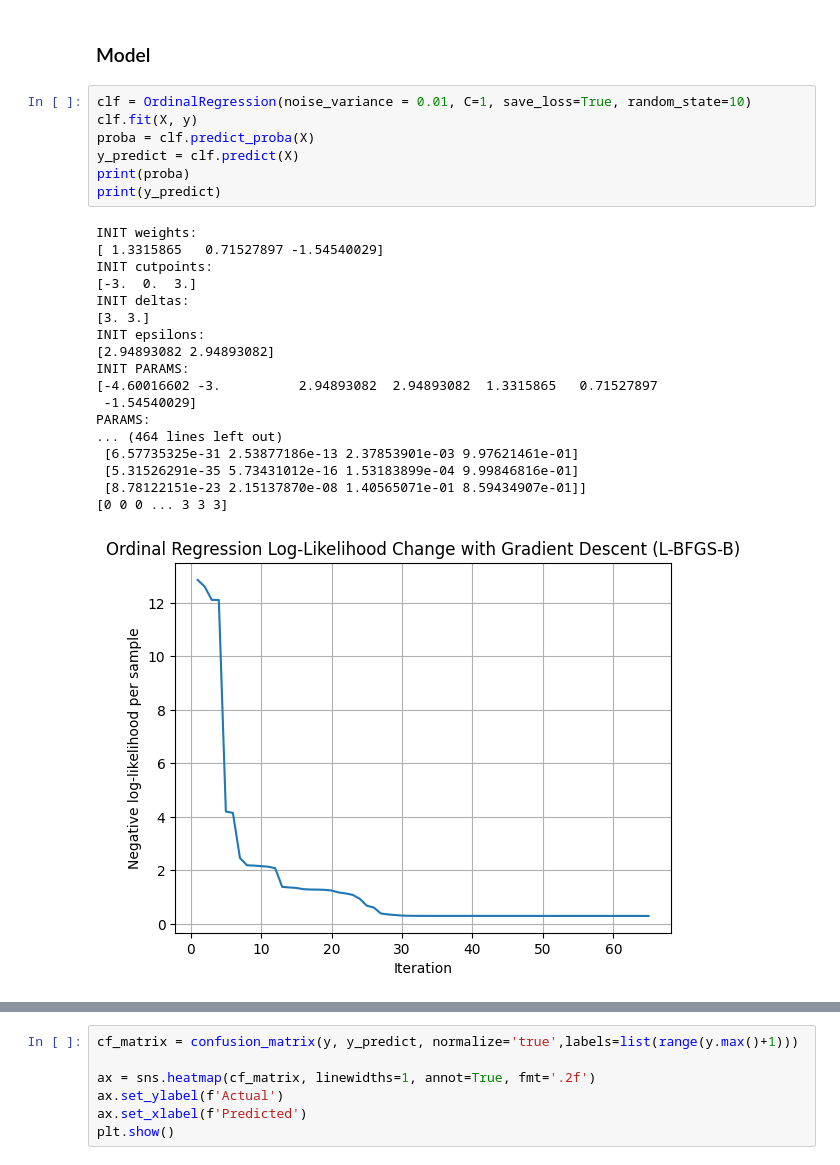
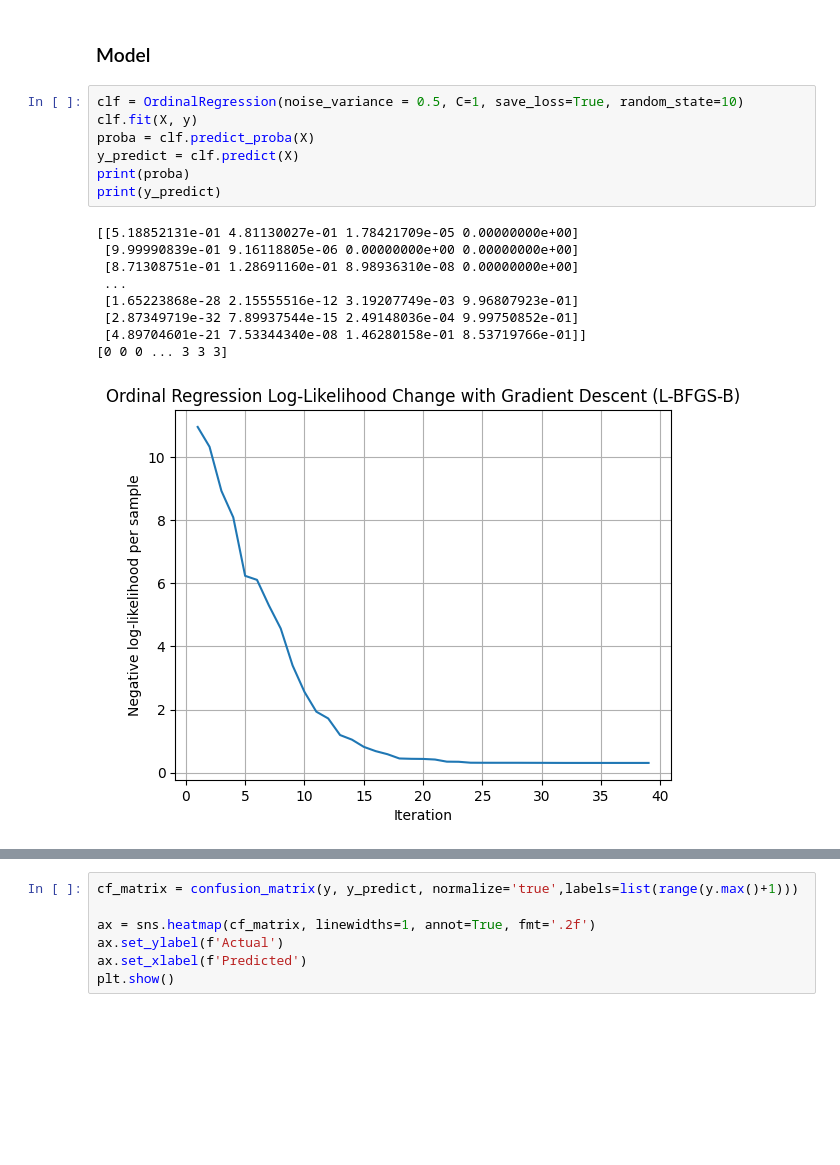
Before and after one commit to tufts-ml/pchmm-missing-data-limited-labels, a Jupyter notebook: examples/ordinal_regression.ipynb, the cells around one changed output, grey strips where cells are left out. Saved outputs shown, nothing was run; the diff lists cells and outputs as text; blank space fills up the shorter version.

```diff
--- a/examples/ordinal_regression.ipynb
+++ b/examples/ordinal_regression.ipynb
@@ -442,31 +253,22 @@ y: (2000,)
 # %% [markdown]
 ### Model
 # %%
-clf = OrdinalRegression(noise_variance = 0.01, C=1, save_loss=True, random_state=10)
+clf = OrdinalRegression(noise_variance = 0.5, C=1, save_loss=True, random_state=10)
 clf.fit(X, y)
 proba = clf.predict_proba(X)
 y_predict = clf.predict(X)
 print(proba)
 print(y_predict)
 # %% [output]
-INIT weights:
-[ 1.3315865   0.71527897 -1.54540029]
-INIT cutpoints:
-[-3.  0.  3.]
-INIT deltas:
-[3. 3.]
-INIT epsilons:
-[2.94893082 2.94893082]
-INIT PARAMS:
-[-4.60016602 -3.          2.94893082  2.94893082  1.3315865   0.71527897
- -1.54540029]
-PARAMS:
-... (464 lines left out)
- [6.57735325e-31 2.53877186e-13 2.37853901e-03 9.97621461e-01]
- [5.31526291e-35 5.73431012e-16 1.53183899e-04 9.99846816e-01]
- [8.78122151e-23 2.15137870e-08 1.40565071e-01 8.59434907e-01]]
+[[5.18852131e-01 4.81130027e-01 1.78421709e-05 0.00000000e+00]
+ [9.99990839e-01 9.16118805e-06 0.00000000e+00 0.00000000e+00]
+ [8.71308751e-01 1.28691160e-01 8.98936310e-08 0.00000000e+00]
+ ...
+ [1.65223868e-28 2.15555516e-12 3.19207749e-03 9.96807923e-01]
+ [2.87349719e-32 7.89937544e-15 2.49148036e-04 9.99750852e-01]
+ [4.89704601e-21 7.53344340e-08 1.46280158e-01 8.53719766e-01]]
 [0 0 0 ... 3 3 3]
-[figure, old version]
+[figure, new version]
 # %%
 plot_model(clf)
 # %% [output]
```
Also changed, not shown: parts of 29 cells of this notebook, 1 other file.
